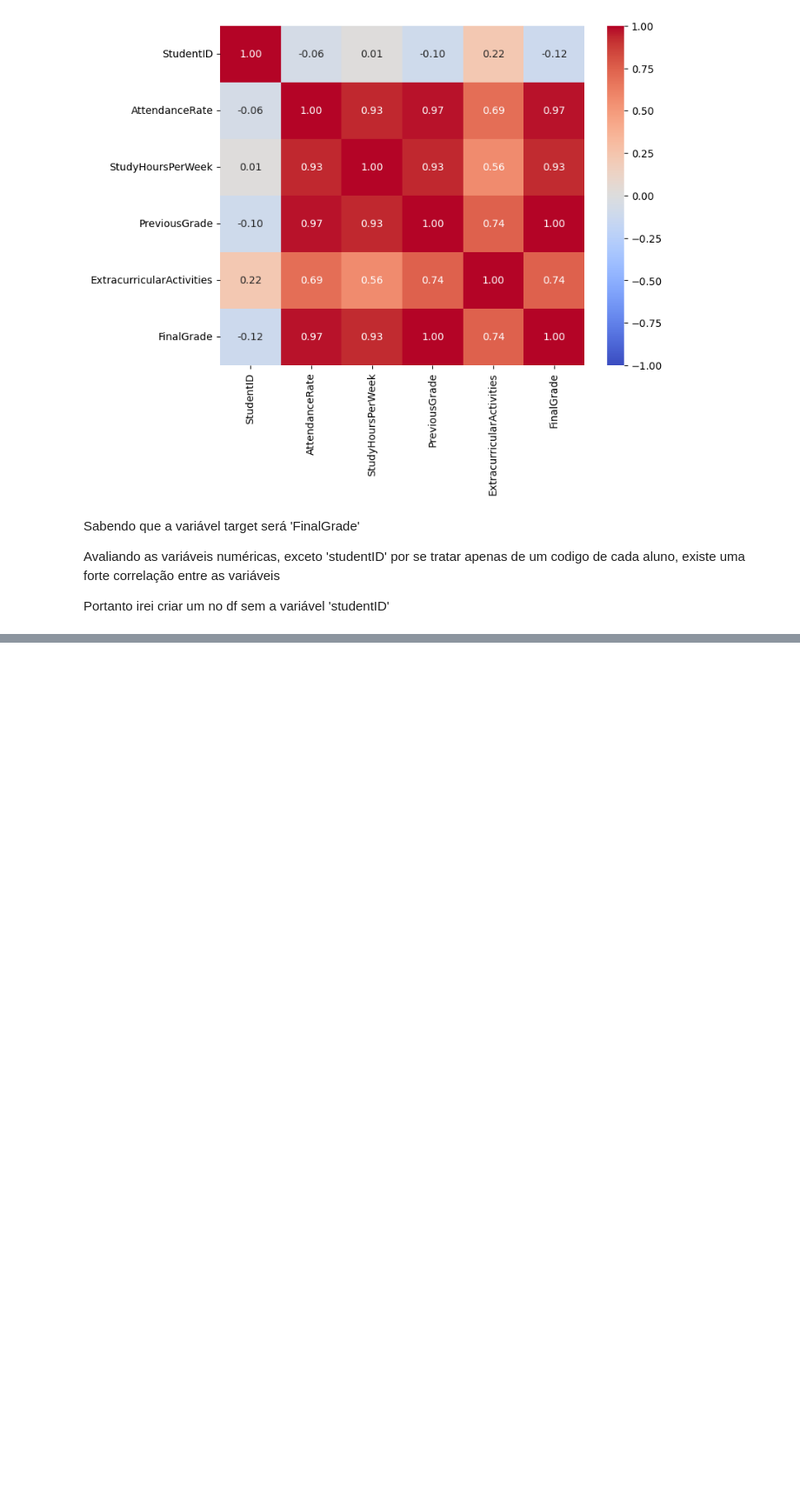
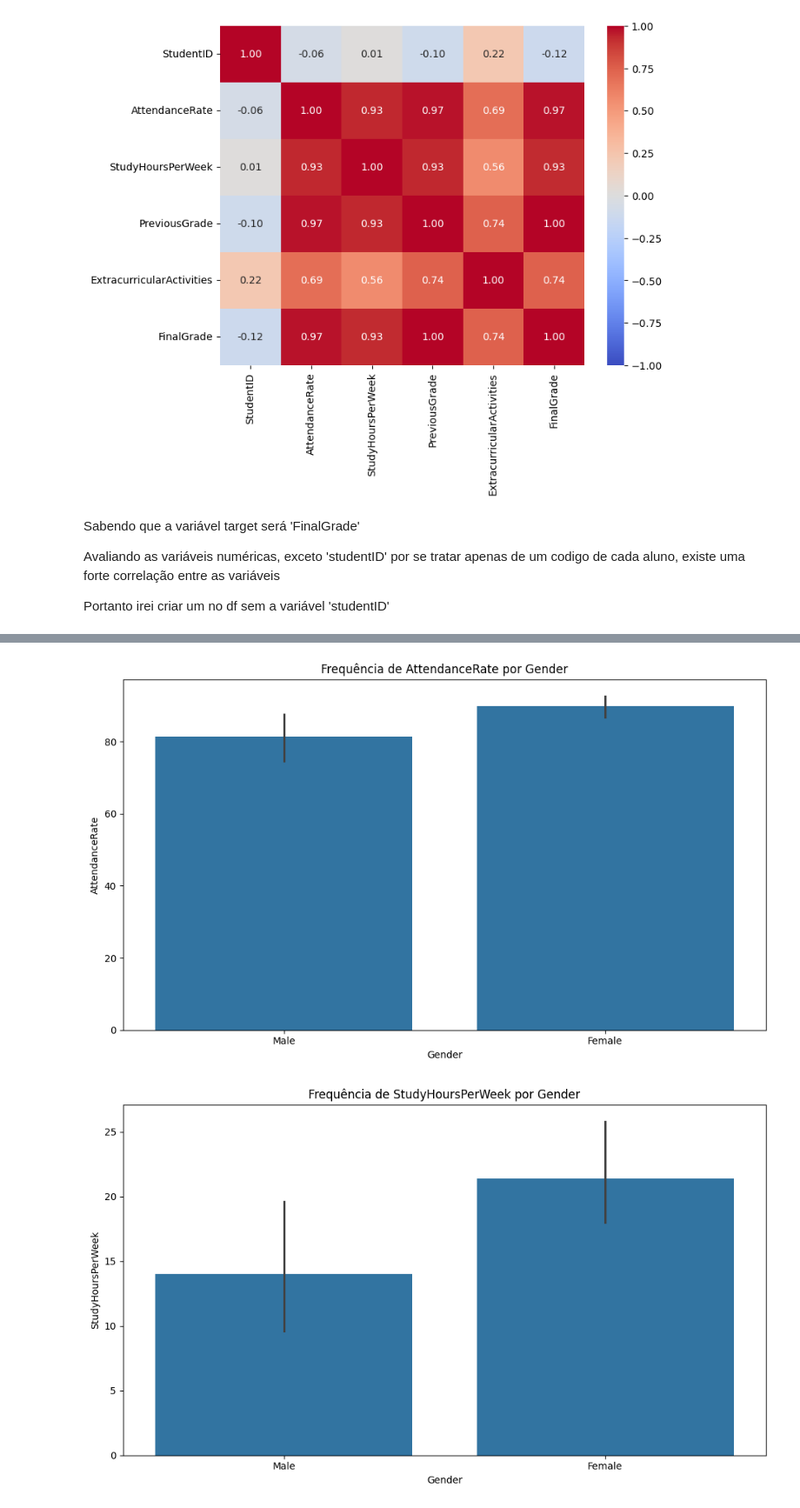
Before and after one commit to torvess/student_performance_predictions_01-09-2024, a Jupyter notebook: model_predict.ipynb, the cells around one changed output, grey strips where cells are left out. Shown: that part at 87% size. Drawn from its saved outputs; the diff is of its cells as text; code cells hidden in the pictures; blank space fills up the shorter version.

```diff
--- a/model_predict.ipynb
+++ b/model_predict.ipynb
@@ -105,0 +127,14 @@ Name: count, dtype: int64
+# %%
+def plot_bar(df, x_axis, y_axis):
+    fig, ax = plt.subplots(figsize=(10, 6))
+    sns.barplot(data=df, x=x_axis, y=y_axis)
+    plt.title(f'Frequência de {y_axis} por {x_axis}')
+    plt.tight_layout()
+    plt.show()
+# %%
+for col in dados.columns:
+    if col not in ['Gender', 'Name']:
+        plot_bar(dados, 'Gender', col)
+# %% [output]
+[figure, added]
+[figure, added]
```
Also changed, not shown: parts of 19 cells of this notebook.
